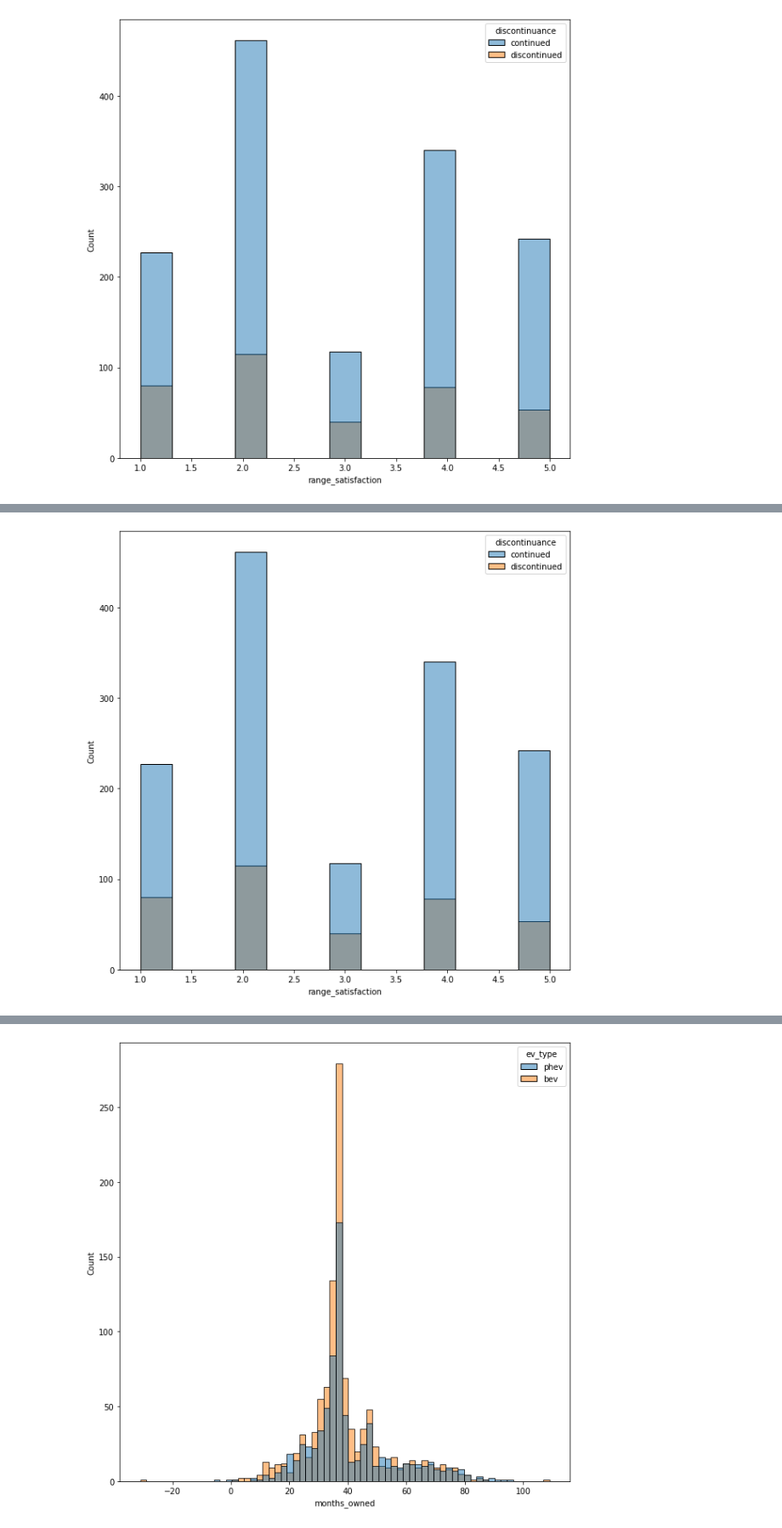
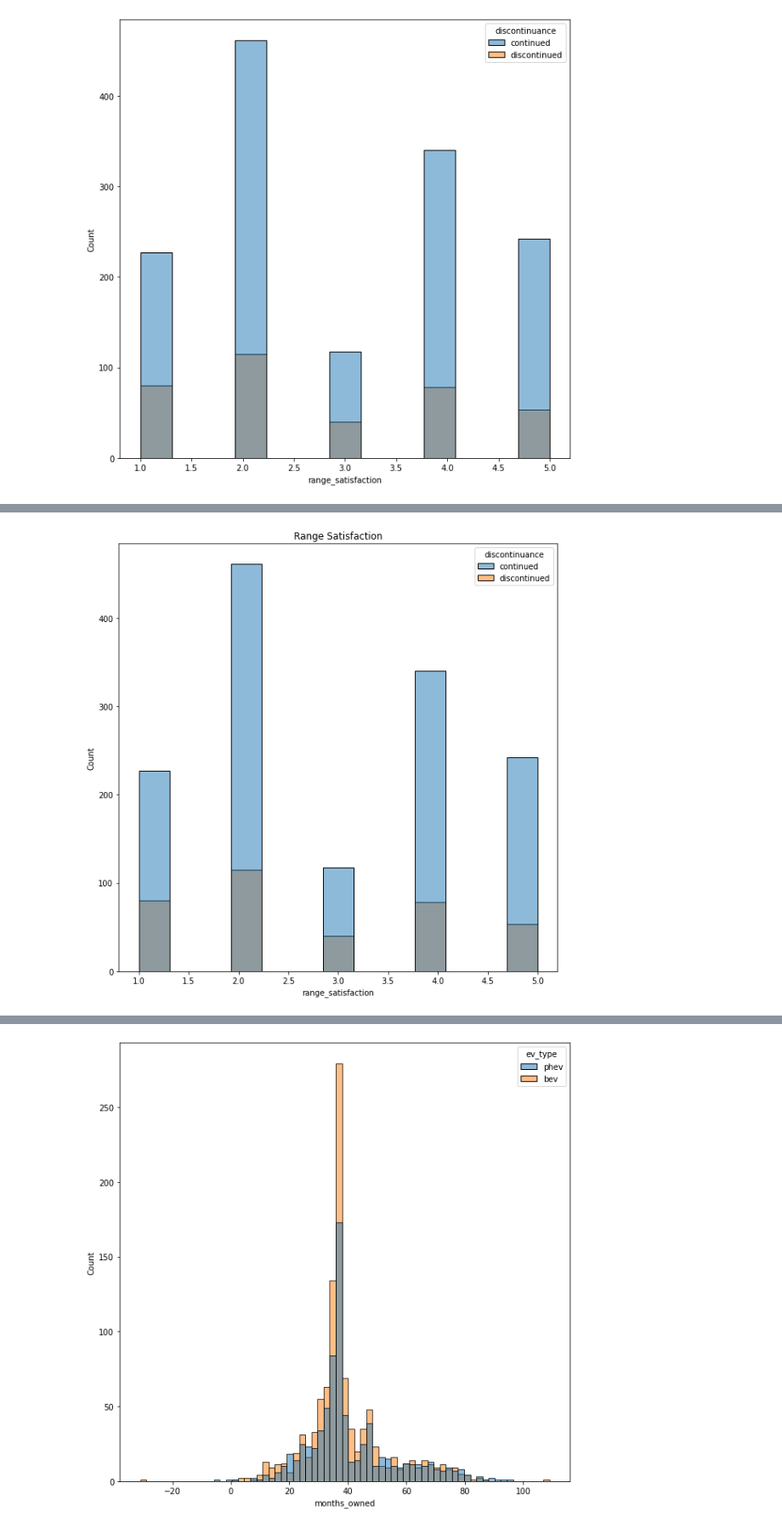
Before and after one commit to mrpalazz/ev_prediction_analytics, a Jupyter notebook: Notebooks/2.3.1 EDA.ipynb, the cells around one changed output, grey strips where cells are left out. Shown: that part at 85% size. Saved outputs shown, nothing was run; the diff lists cells and outputs as text; code cells hidden in the pictures.

```diff
--- a/Notebooks/2.3.1 EDA.ipynb
+++ b/Notebooks/2.3.1 EDA.ipynb
@@ -34,9 +34,10 @@ Objective
 * Evaluate feature relationships
 * Evaluate statistical relationship strengths using Pearson or other method
 # %%
-def seabornhist(size=(10,10), data=None, hue_c=None, x=None):
+def seabornhist(size=(10,10), data=None, hue_c=None, x=None, title=None):
     fig, ax = plt.subplots(figsize=size)
     ax = sns.histplot(x=x, data= data, hue = hue_c, ax=ax)
+    plt.title(title)
     plt.show()
     return
 
@@ -99,5 +136,5 @@ plt.show()
 # %%
-seabornhist(size=(10,10), data=ev_survey_wrangled_hasna, hue_c ='discontinuance', x='range_satisfaction')
+seabornhist(size=(10,10), data=ev_survey_wrangled_hasna, hue_c ='discontinuance', x='range_satisfaction', title='Range Satisfaction')
 plt.show()
 # %% [output]
-[figure, old version]
+[figure, new version]
```
Also changed, not shown: parts of 16 cells of this notebook, 6 other files.
